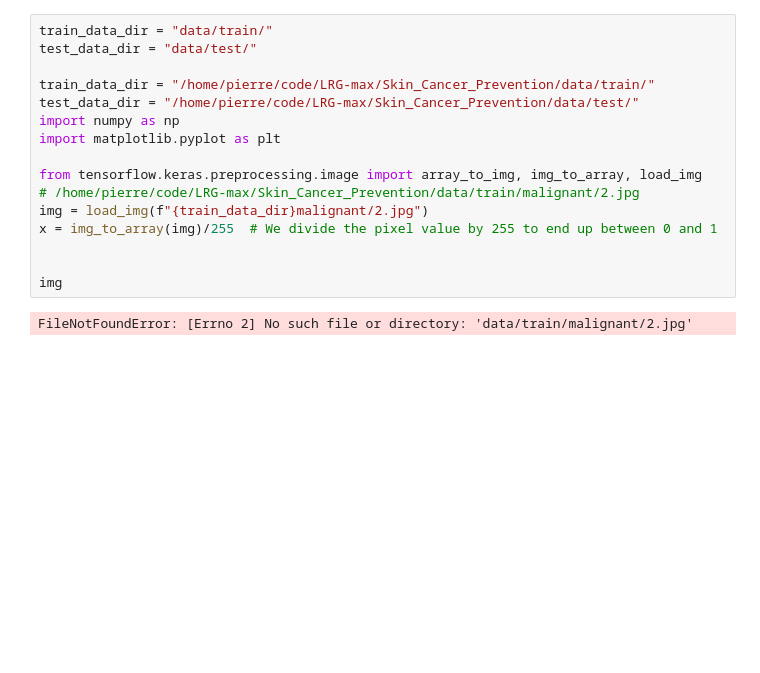
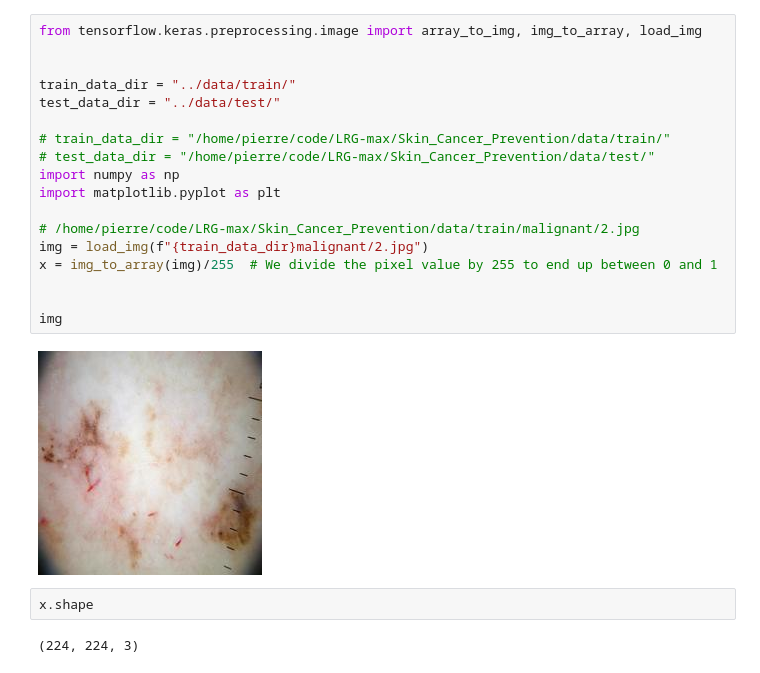
Before and after one commit to LRG-max/Skin_Cancer_Prevention, a Jupyter notebook: notebooks/train_model.ipynb, the cells around one changed output. Drawn from its saved outputs; the diff is of its cells as text; blank space fills up the shorter version.

Commit message:
Model train notbook and weights

```diff
--- a/notebooks/train_model.ipynb
+++ b/notebooks/train_model.ipynb
@@ -1,18 +1,24 @@
 # %%
-train_data_dir = "data/train/"
-test_data_dir = "data/test/"
+from tensorflow.keras.preprocessing.image import array_to_img, img_to_array, load_img
 
-train_data_dir = "/home/pierre/code/LRG-max/Skin_Cancer_Prevention/data/train/"
-test_data_dir = "/home/pierre/code/LRG-max/Skin_Cancer_Prevention/data/test/"
+
+train_data_dir = "../data/train/"
+test_data_dir = "../data/test/"
+
+# train_data_dir = "/home/pierre/code/LRG-max/Skin_Cancer_Prevention/data/train/"
+# test_data_dir = "/home/pierre/code/LRG-max/Skin_Cancer_Prevention/data/test/"
 import numpy as np
 import matplotlib.pyplot as plt
 
-from tensorflow.keras.preprocessing.image import array_to_img, img_to_array, load_img
 # /home/pierre/code/LRG-max/Skin_Cancer_Prevention/data/train/malignant/2.jpg
 img = load_img(f"{train_data_dir}malignant/2.jpg")
 x = img_to_array(img)/255  # We divide the pixel value by 255 to end up between 0 and 1
 
 
 img
 # %% [output]
-FileNotFoundError: [Errno 2] No such file or directory: 'data/train/malignant/2.jpg'
+[figure, added]
+# %%
+x.shape
+# %% [output]
+(224, 224, 3)
```
Also changed, not shown: parts of 6 cells of this notebook, 2 other files.
